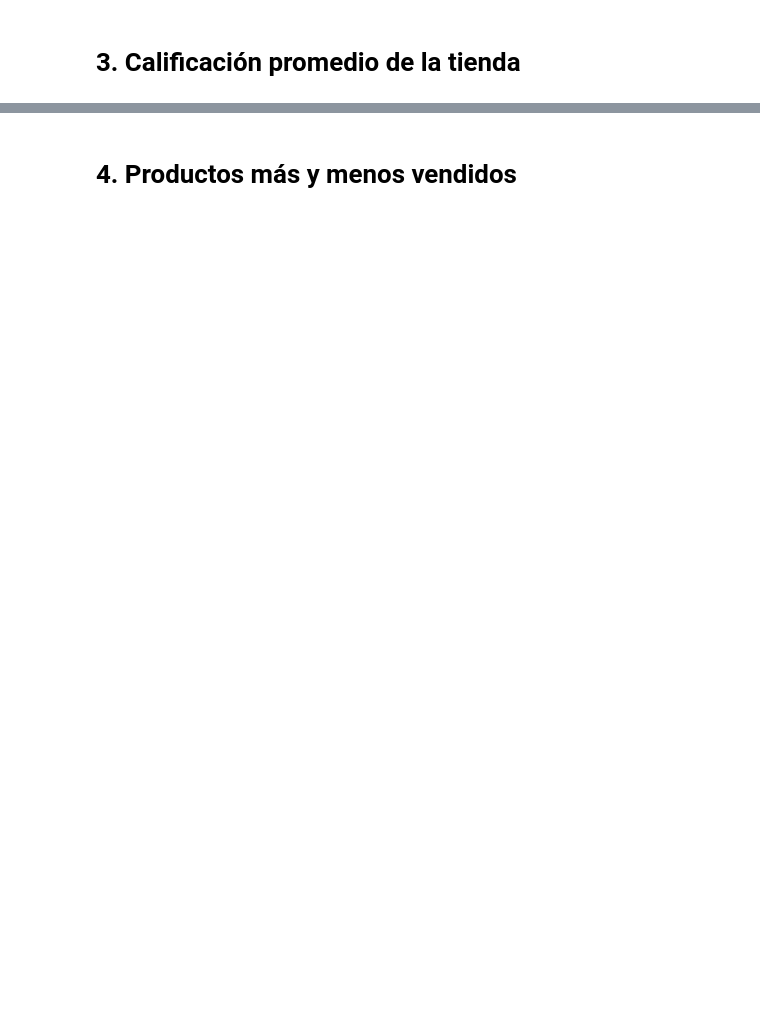
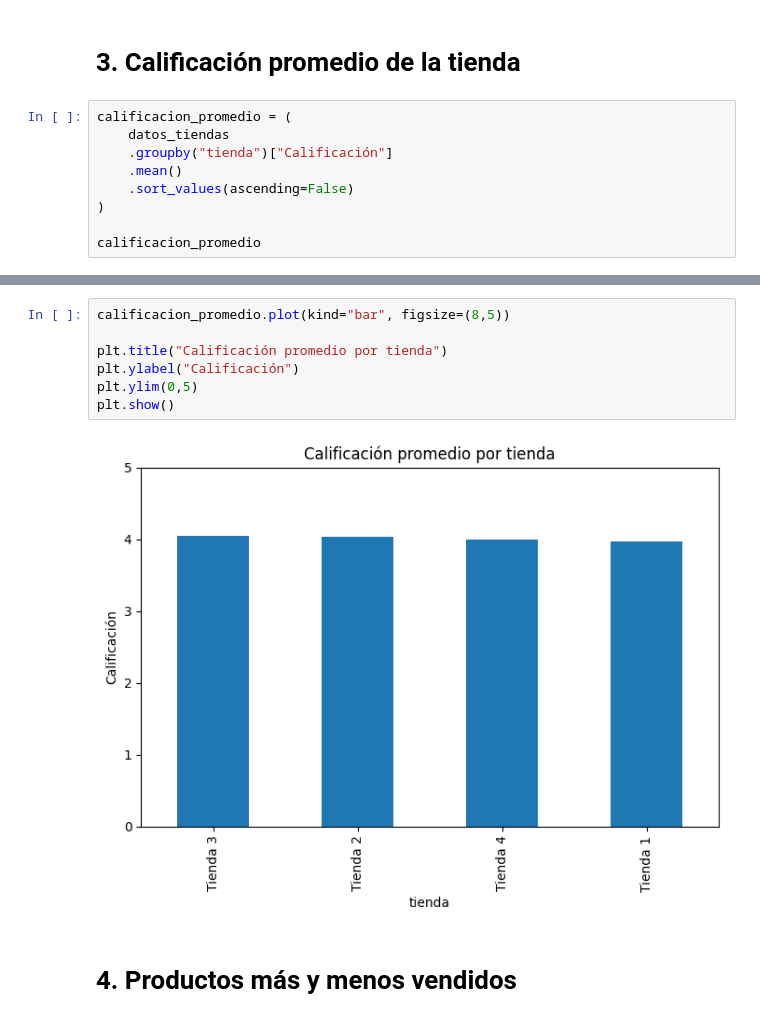
Before and after one commit to dmorganc14/analisis-alura-store, a Jupyter notebook: AluraStoreLatam.ipynb, the cells around one changed output, grey strips where cells are left out. Cells and saved outputs as stored; diff of their text form; blank space fills up the shorter version.

```diff
--- a/AluraStoreLatam.ipynb
+++ b/AluraStoreLatam.ipynb
@@ -139,2 +183,11 @@ dtype: float64
 # %% [markdown]
 # 3. Calificación promedio de la tienda
+# %%
+calificacion_promedio = (
+    datos_tiendas
+    .groupby("tienda")["Calificación"]
+    .mean()
+    .sort_values(ascending=False)
+)
+
+calificacion_promedio
@@ -141,2 +202,11 @@ dtype: float64
+# %%
+calificacion_promedio.plot(kind="bar", figsize=(8,5))
+
+plt.title("Calificación promedio por tienda")
+plt.ylabel("Calificación")
+plt.ylim(0,5)
+plt.show()
+# %% [output]
+[figure, added]
 # %% [markdown]
 # 4. Productos más y menos vendidos
```
Also changed, not shown: parts of 10 cells of this notebook.
